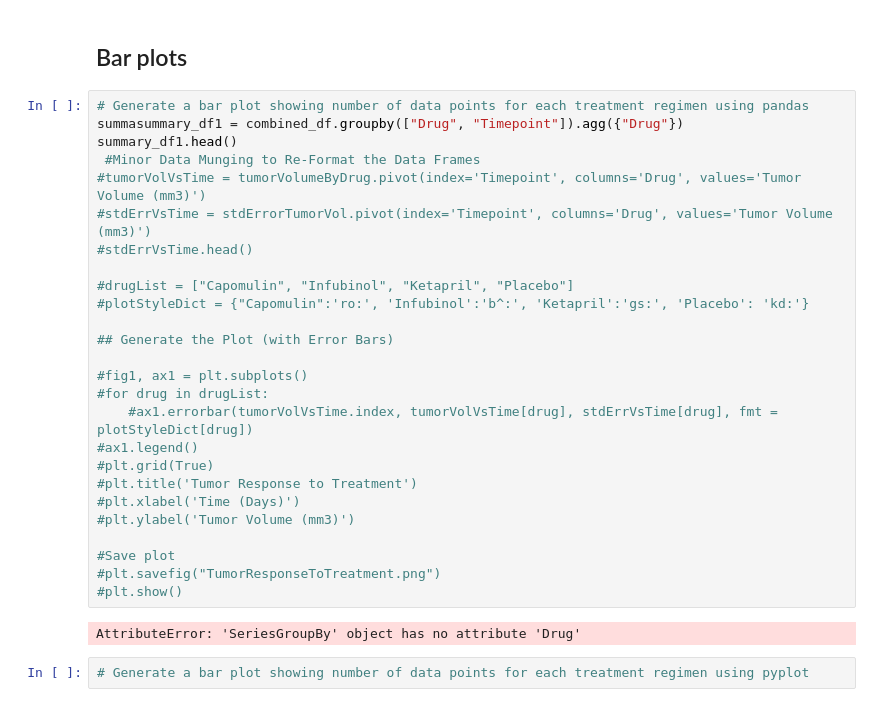
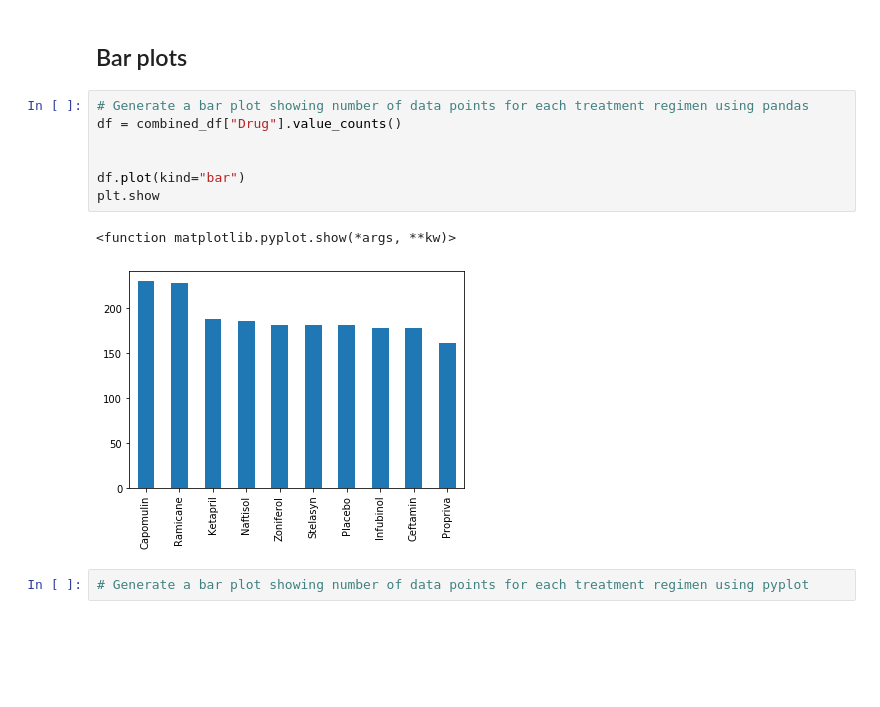
Before and after one commit to momado350/matplotlib_challenge, a Jupyter notebook: pymaceuticals_starter.ipynb, the cells around one changed output. Drawn from its saved outputs; the diff is of its cells as text; blank space fills up the shorter version.

```diff
--- a/pymaceuticals_starter.ipynb
+++ b/pymaceuticals_starter.ipynb
@@ -110,32 +84,14 @@ AttributeError: module 'pandas' has no attribute 'dataframe'
 # %% [markdown]
 ## Bar plots
-# %%
-# Generate a bar plot showing number of data points for each treatment regimen using pandas
-summasummary_df1 = combined_df.groupby(["Drug", "Timepoint"]).agg({"Drug"})
-summary_df1.head()
- #Minor Data Munging to Re-Format the Data Frames
-#tumorVolVsTime = tumorVolumeByDrug.pivot(index='Timepoint', columns='Drug', values='Tumor Volume (mm3)')
-#stdErrVsTime = stdErrorTumorVol.pivot(index='Timepoint', columns='Drug', values='Tumor Volume (mm3)')
-#stdErrVsTime.head()
-
-#drugList = ["Capomulin", "Infubinol", "Ketapril", "Placebo"]
-#plotStyleDict = {"Capomulin":'ro:', 'Infubinol':'b^:', 'Ketapril':'gs:', 'Placebo': 'kd:'}
-
-## Generate the Plot (with Error Bars)
-
-#fig1, ax1 = plt.subplots()
-#for drug in drugList:
-    #ax1.errorbar(tumorVolVsTime.index, tumorVolVsTime[drug], stdErrVsTime[drug], fmt = plotStyleDict[drug])
-#ax1.legend()
-#plt.grid(True)
-#plt.title('Tumor Response to Treatment')
-#plt.xlabel('Time (Days)')
-#plt.ylabel('Tumor Volume (mm3)')
-
-#Save plot
-#plt.savefig("TumorResponseToTreatment.png")
-#plt.show()
-# %% [output]
-AttributeError: 'SeriesGroupBy' object has no attribute 'Drug'
+# %%
+# Generate a bar plot showing number of data points for each treatment regimen using pandas
+df = combined_df["Drug"].value_counts()
+
+
+df.plot(kind="bar")
+plt.show
+# %% [output]
+<function matplotlib.pyplot.show(*args, **kw)>
+[figure, added]
 # %%
 # Generate a bar plot showing number of data points for each treatment regimen using pyplot
```
Also changed, not shown: parts of 10 cells of this notebook.
